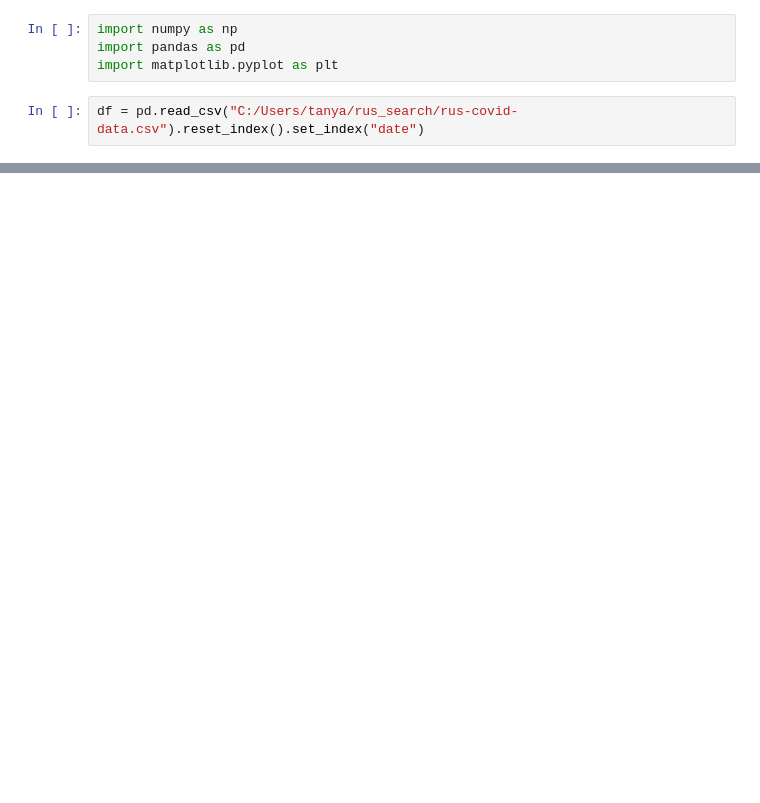
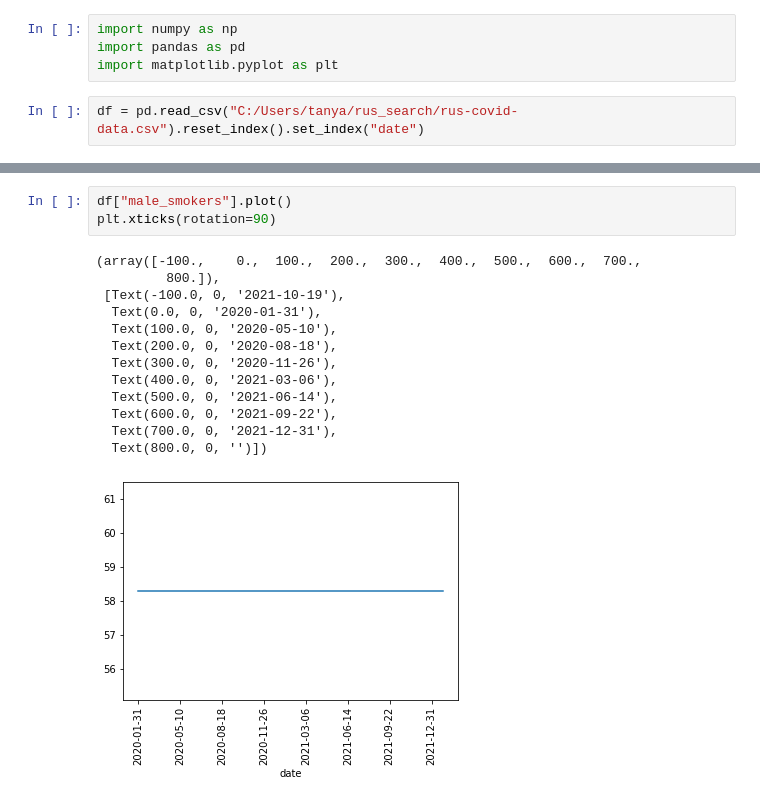
Before and after one commit to comptech-winter-school/covid19-prediction, a Jupyter notebook: graph_rus.ipynb, the cells around one changed output, grey strips where cells are left out. Drawn from its saved outputs; the diff is of its cells as text; blank space fills up the shorter version.

```diff
--- a/graph_rus.ipynb
+++ b/graph_rus.ipynb
@@ -106,0 +39,17 @@ df["stringency_index"].plot()
+# %%
+df["male_smokers"].plot()
+plt.xticks(rotation=90)
+# %% [output]
+(array([-100.,    0.,  100.,  200.,  300.,  400.,  500.,  600.,  700.,
+         800.]),
+ [Text(-100.0, 0, '2021-10-19'),
+  Text(0.0, 0, '2020-01-31'),
+  Text(100.0, 0, '2020-05-10'),
+  Text(200.0, 0, '2020-08-18'),
+  Text(300.0, 0, '2020-11-26'),
+  Text(400.0, 0, '2021-03-06'),
+  Text(500.0, 0, '2021-06-14'),
+  Text(600.0, 0, '2021-09-22'),
+  Text(700.0, 0, '2021-12-31'),
+  Text(800.0, 0, '')])
+[figure, added]
```
Also changed, not shown: parts of 39 cells of this notebook.
